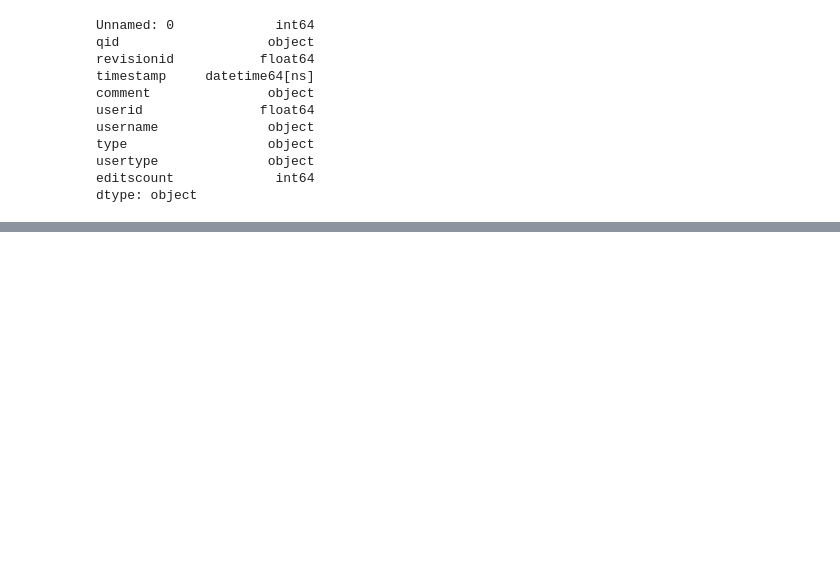
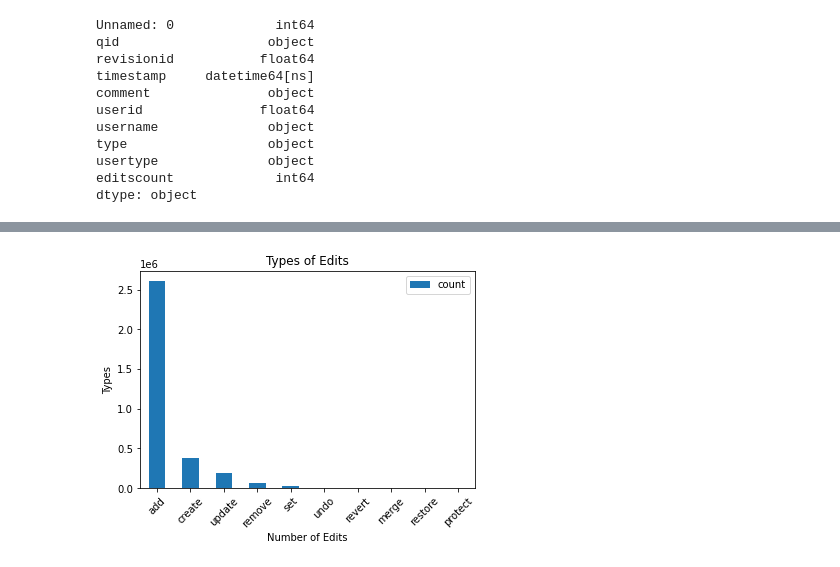
Before and after one commit to yadavtushita/6CCS3PRJ-WikidataProject, a Jupyter notebook: Politics_Final.ipynb, the cells around one changed output, grey strips where cells are left out. Saved outputs shown, nothing was run; the diff lists cells and outputs as text; code cells hidden in the pictures; blank space fills up the shorter version.

Commit message:
Organising file and extracting info from data

```diff
--- a/Politics_Final.ipynb
+++ b/Politics_Final.ipynb
@@ -280,0 +292,8 @@ dtype: object
+# %%
+# Counting the value of the number of proxies that exist in the dataset
+type_stats = rev['type'].value_counts()
+# %%
+# Converting a series to a Dataframe
+type_s = pd.DataFrame({'type':type_stats.index, 'count':type_stats.values})
+ts = type_s.set_index('type')
+print(ts)
@@ -280,0 +313,13 @@ dtype: object
+# %%
+# Plotting the statistics for the proxies/types of edits in the data
+ax = ts.plot.bar()
+
+plt.title('Types of Edits')
+plt.xlabel('Number of Edits')
+plt.ylabel('Types')
+
+plt.xticks(rotation=45)
+
+plt.show()
+# %% [output]
+[figure, added]
```
Also changed, not shown: parts of 34 cells of this notebook.
